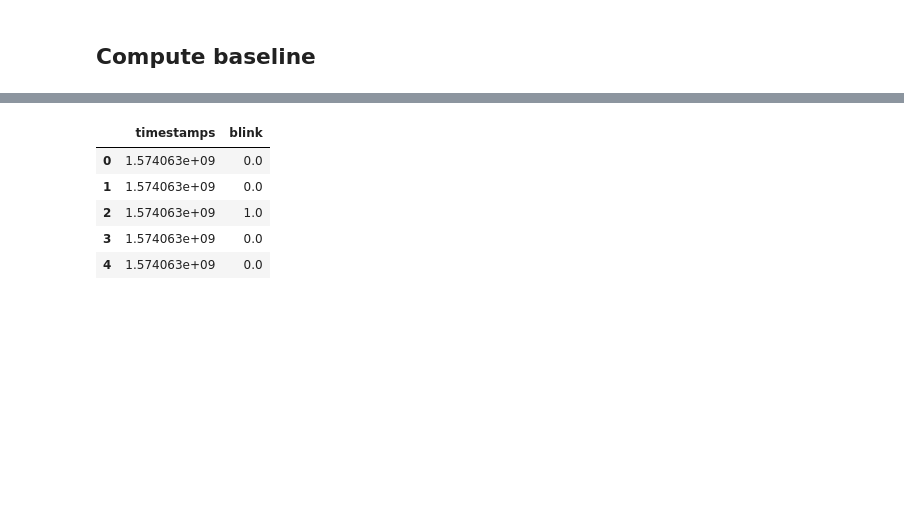
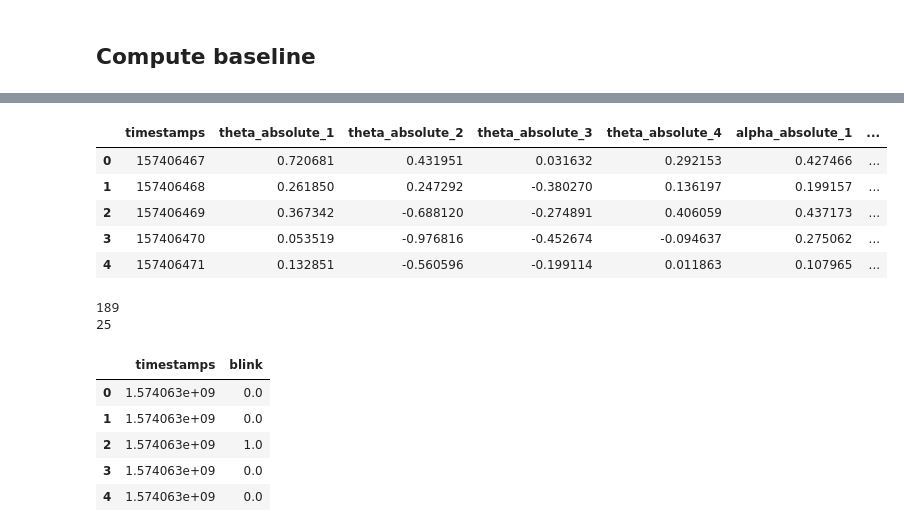
Before and after one commit to kathriwa/HASE19_Music_Project, a Jupyter notebook: eeg_analysis.ipynb, the cells around one changed output, grey strips where cells are left out. Saved outputs shown, nothing was run; the diff lists cells and outputs as text; code cells hidden in the pictures; blank space fills up the shorter version.

```diff
--- a/eeg_analysis.ipynb
+++ b/eeg_analysis.ipynb
@@ -143,3 +185,21 @@ cols = ['timestamps', 'theta_absolute_1', 'theta_absolute_2', 'theta_absolute_3'
+# %%
+# get avg for 10 secs interval -> remove last digit and group by timestamp?
+grouped_df['timestamps'] = grouped_df['timestamps'].astype(str).str[:-1].astype(np.int64)
+df_10_secs = grouped_df.groupby(by='timestamps', as_index=False).aggregate('mean')
+df_10_secs.head()
+# %% [output]
+|  | timestamps | theta_absolute_1 | theta_absolute_2 | theta_absolute_3 | theta_absolute_4 | alpha_absolute_1 | ... |
+| 0 | 157406467 | 0.720681 | 0.431951 | 0.031632 | 0.292153 | 0.427466 | ... |
+| 1 | 157406468 | 0.261850 | 0.247292 | -0.380270 | 0.136197 | 0.199157 | ... |
+| 2 | 157406469 | 0.367342 | -0.688120 | -0.274891 | 0.406059 | 0.437173 | ... |
+| 3 | 157406470 | 0.053519 | -0.976816 | -0.452674 | -0.094637 | 0.275062 | ... |
+| 4 | 157406471 | 0.132851 | -0.560596 | -0.199114 | 0.011863 | 0.107965 | ... |
+# %%
+print(len(grouped_df))
+print(len(df_10_secs))
+# %% [output]
+189
+25
 # %%
 df_blink = df[[cols[0], cols[-1]]].dropna().reset_index(drop=True)
 df_blink.head()
```
Also changed, not shown: parts of 15 cells of this notebook.
